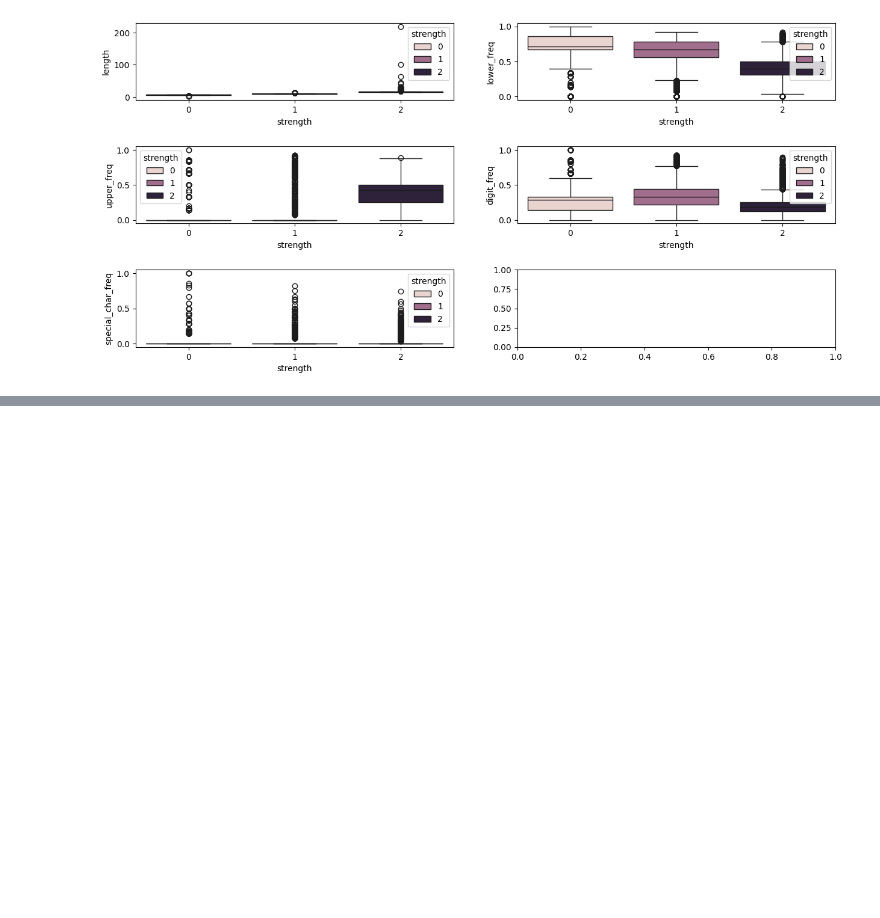
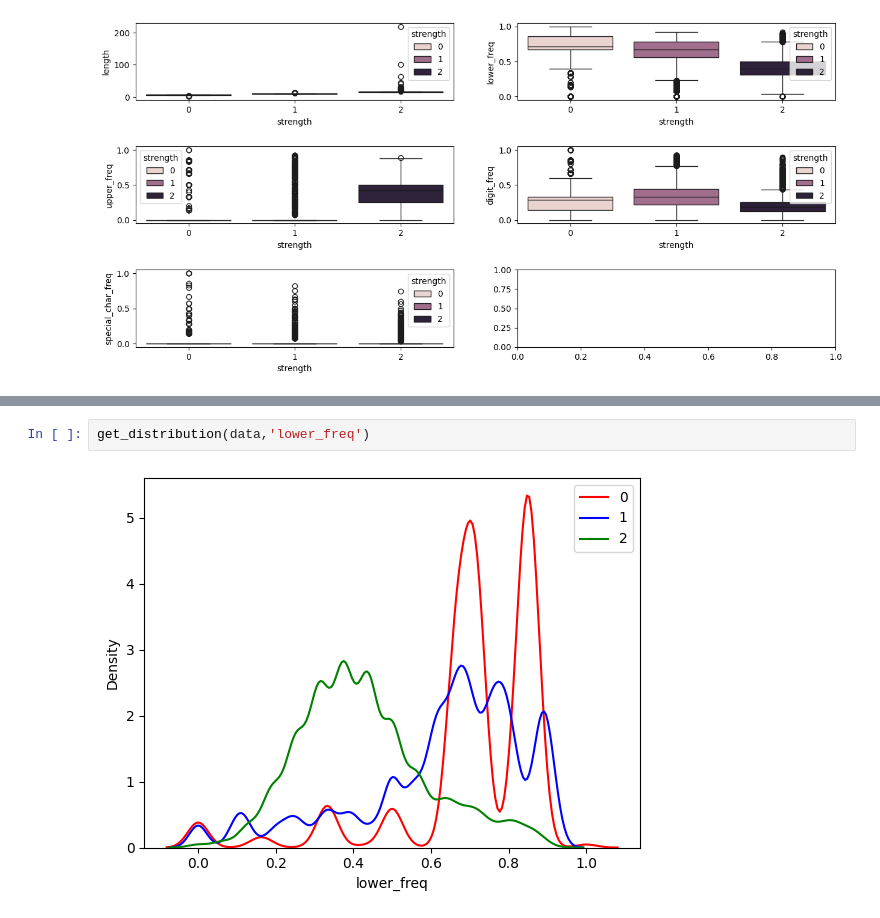
Before and after one commit to VelvetDragon/Password-Strength-Prediction-using-NLP, a Jupyter notebook: Password Strength Prediction using NLP.ipynb, the cells around one changed output, grey strips where cells are left out. Saved outputs shown, nothing was run; the diff lists cells and outputs as text; blank space fills up the shorter version.

```diff
--- a/Password Strength Prediction using NLP.ipynb
+++ b/Password Strength Prediction using NLP.ipynb
@@ -395,0 +429,4 @@ plt.show()
+# %%
+get_distribution(data,'lower_freq')
+# %% [output]
+[figure, added]
```
Also changed, not shown: parts of 57 cells of this notebook.
